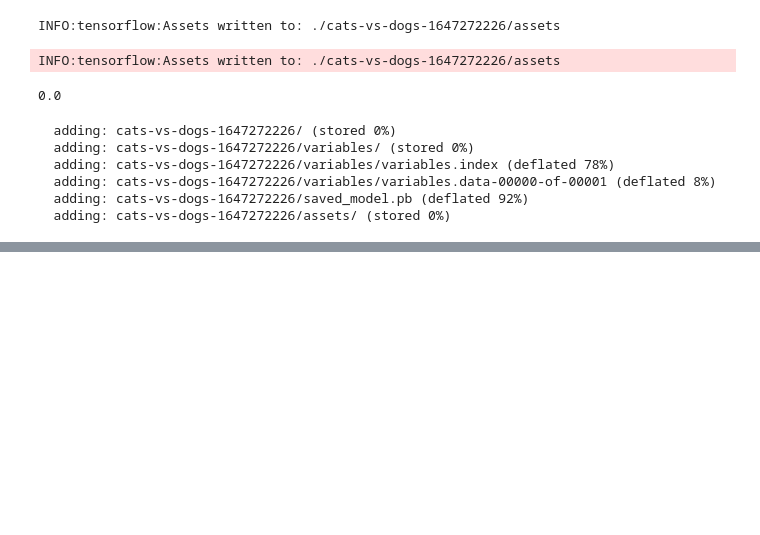
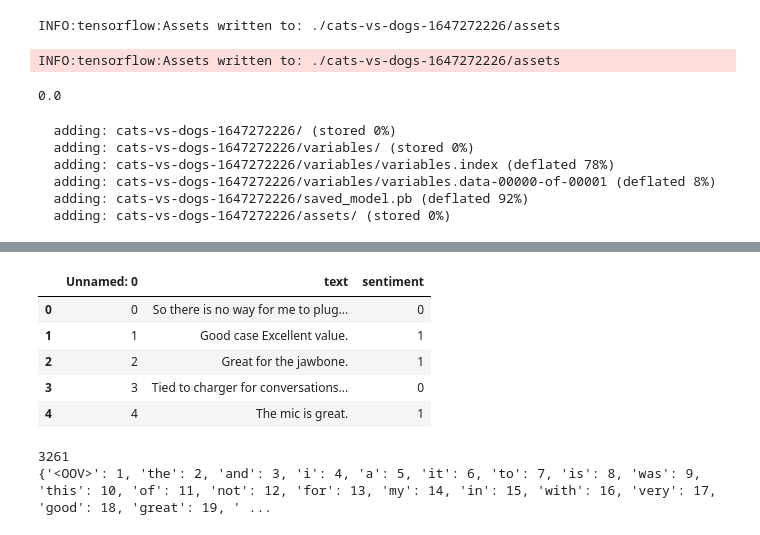
Before and after one commit to iBoxerman/tf-intro, a Jupyter notebook: TF_intro.ipynb, the cells around one changed output, grey strips where cells are left out. Saved outputs shown, nothing was run; the diff lists cells and outputs as text; code cells hidden in the pictures; blank space fills up the shorter version.

```diff
--- a/TF_intro.ipynb
+++ b/TF_intro.ipynb
@@ -783,0 +827,4 @@ files.download('./model.zip')
+# %%
+path = tf.keras.utils.get_file('reviews.csv',
+                               'https://drive.google.com/uc?id=13ySLC_ue6Umt9RJYSeM2t-V0kCv-4C-P')
+print (path)
@@ -783,0 +836,13 @@ files.download('./model.zip')
+# %%
+# Read the csv file
+dataset = pd.read_csv(path)
+
+# Review the first few entries in the dataset
+dataset.head()
+# %% [output]
+|  | Unnamed: 0 | text | sentiment |
+| 0 | 0 | So there is no way for me to plug... | 0 |
+| 1 | 1 | Good case Excellent value. | 1 |
+| 2 | 2 | Great for the jawbone. | 1 |
+| 3 | 3 | Tied to charger for conversations... | 0 |
+| 4 | 4 | The mic is great. | 1 |
@@ -783,0 +852,14 @@ files.download('./model.zip')
+# %%
+vocab_size = 1000
+embd_dim = 16
+max_length = 100
+
+tokenizer = Tokenizer(oov_token="<OOV>")
+tokenizer.fit_on_texts(reviews)
+
+word_index = tokenizer.word_index
+print(len(word_index))
+print(word_index)
+# %% [output]
+3261
+{'<OOV>': 1, 'the': 2, 'and': 3, 'i': 4, 'a': 5, 'it': 6, 'to': 7, 'is': 8, 'was': 9, 'this': 10, 'of': 11, 'not': 12, 'for': 13, 'my': 14, 'in': 15, 'with': 16, 'very': 17, 'good': 18, 'great': 19, ' ...
```
Also changed, not shown: parts of 12 cells of this notebook.
